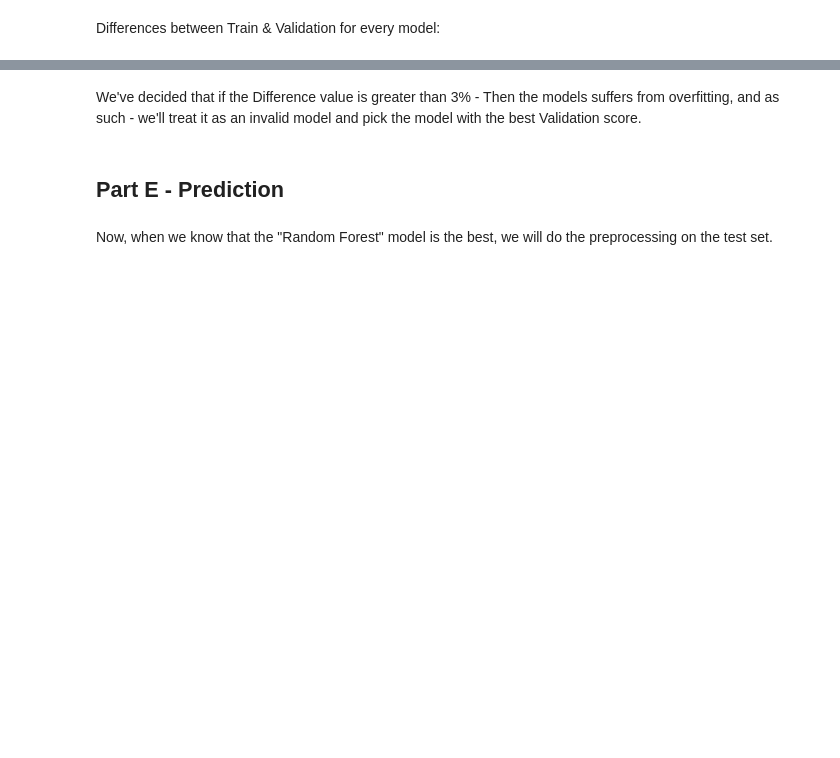
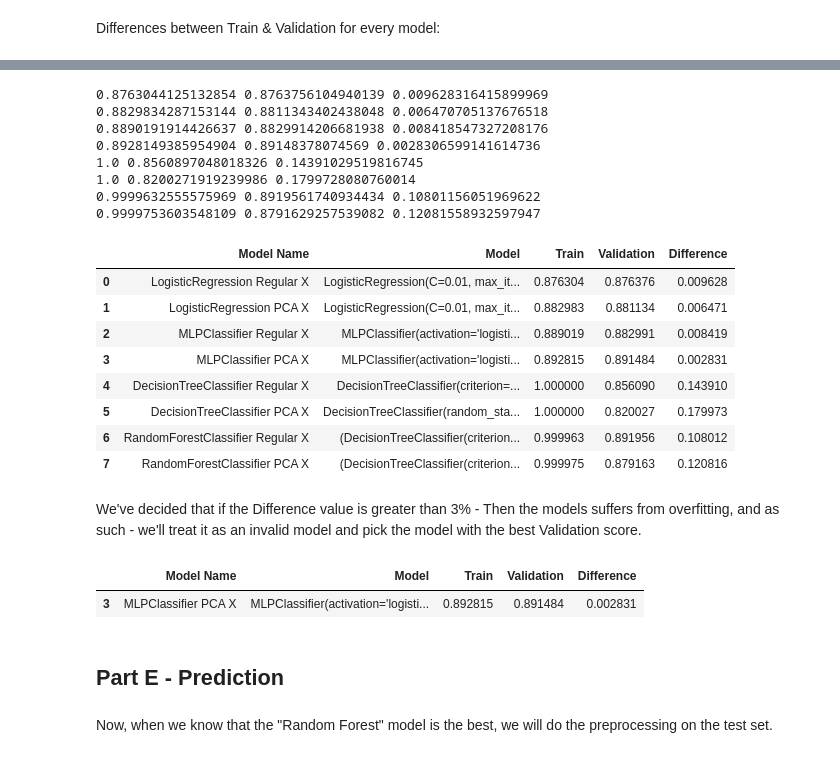
Before and after one commit to daniellepidt/ecommerce-machine-learning, a Jupyter notebook: final/Final_Project_ML_group7.ipynb, the cells around one changed output, grey strips where cells are left out. Cells and saved outputs as stored; diff of their text form; code cells hidden in the pictures; blank space fills up the shorter version.

Commit message:
new score for dif

```diff
--- a/final/Final_Project_ML_group7.ipynb
+++ b/final/Final_Project_ML_group7.ipynb
@@ -1254,11 +1331,83 @@ performance_df
+# %%
+def Score_By_K_fold(X, y, clf, k):
+
+    if_over_fitting = [[],[],[]]
+
+    kf = KFold(n_splits=k, random_state=0, shuffle=True)
+
+    # iterates over each fold
+    for train_index, validation_index in kf.split(X):
+
+        # Splits to train and validation
+        X_train, X_validation = X[train_index], X[validation_index]
+        y_train, y_validation = y[train_index], y[validation_index]
+
+        # fits with X_train and y_train.
+        clf.fit(X_train, y_train)
+
+        train_score = clf.score(X_train, y_train)
+        validate_score = clf.score(X_validation, y_validation)
+        dif_ratio = abs(train_score - validate_score) / train_score
+
+        if_over_fitting[0].append(train_score)
+        if_over_fitting[1].append(validate_score)
+        if_over_fitting[2].append(dif_ratio)
+
+    mean_train_score = sum(if_over_fitting[0])/k
+    mean_validate_score = sum(if_over_fitting[1])/k
+    mean_dif_ratio = sum(if_over_fitting[2])/k
+
+    return mean_train_score, mean_validate_score, mean_dif_ratio
+
+performance_cols = ['Model Name', 'Model', 'Train', 'Validation', 'Difference']
+
+performance_df = pd.DataFrame(columns=performance_cols)
+
+for i in range(len(models)):
+    for j in range(2):
+        clf = models[i][j]
+        clfname = f'{str(clf)[:str(clf).find("(")]} {types[j]}'
+        mean_train_score, mean_validate_score, mean_dif_ratio = Score_By_K_fold (Xs[j], ys[j], models[i][j], 5)
+        print (mean_train_score, mean_validate_score, mean_dif_ratio)
+        d = {
+          performance_cols[0]: clfname,
+          performance_cols[1]: clf,
+          performance_cols[2]: mean_train_score,
+          performance_cols[3]: mean_validate_score,
+          performance_cols[4]: mean_dif_ratio
+        }
+        performance_df = performance_df.append(d, ignore_index=True)
+
+performance_df
+# %% [output]
+0.8763044125132854 0.8763756104940139 0.009628316415899969
+0.8829834287153144 0.8811343402438048 0.006470705137676518
+0.8890191914426637 0.8829914206681938 0.008418547327208176
+0.8928149385954904 0.89148378074569 0.0028306599141614736
+1.0 0.8560897048018326 0.14391029519816745
+1.0 0.8200271919239986 0.1799728080760014
+0.9999632555575969 0.8919561740934434 0.10801156051969622
+0.9999753603548109 0.8791629257539082 0.12081558932597947
+|  | Model Name | Model | Train | Validation | Difference |
+| 0 | LogisticRegression Regular X | LogisticRegression(C=0.01, max_it... | 0.876304 | 0.876376 | 0.009628 |
+| 1 | LogisticRegression PCA X | LogisticRegression(C=0.01, max_it... | 0.882983 | 0.881134 | 0.006471 |
+| 2 | MLPClassifier Regular X | MLPClassifier(activation='logisti... | 0.889019 | 0.882991 | 0.008419 |
+| 3 | MLPClassifier PCA X | MLPClassifier(activation='logisti... | 0.892815 | 0.891484 | 0.002831 |
+| 4 | DecisionTreeClassifier Regular X | DecisionTreeClassifier(criterion=... | 1.000000 | 0.856090 | 0.143910 |
+| 5 | DecisionTreeClassifier PCA X | DecisionTreeClassifier(random_sta... | 1.000000 | 0.820027 | 0.179973 |
+| 6 | RandomForestClassifier Regular X | (DecisionTreeClassifier(criterion... | 0.999963 | 0.891956 | 0.108012 |
+| 7 | RandomForestClassifier PCA X | (DecisionTreeClassifier(criterion... | 0.999975 | 0.879163 | 0.120816 |
 # %% [markdown]
 We've decided that if the Difference value is greater than 3% - Then the models suffers from overfitting, and as such - we'll treat it as an invalid model and pick the model with the best Validation score.
 # %%
 no_overfitting_df = performance_df[performance_df['Difference'] < 0.03].sort_values(by='Validation', ascending=False)
 no_overfitting_df
-#best_model = no_overfitting_df[no_overfitting_df['Validation'] == no_overfitting_df['Validation'].max()]
-best_model = no_overfitting_df[no_overfitting_df['Validation'] == no_overfitting_df['Validation'].min()]
+best_model = no_overfitting_df[no_overfitting_df['Validation'] == no_overfitting_df['Validation'].max()]
+#best_model = no_overfitting_df[no_overfitting_df['Validation'] == no_overfitting_df['Validation'].min()]
 best_model
+# %% [output]
+|  | Model Name | Model | Train | Validation | Difference |
+| 3 | MLPClassifier PCA X | MLPClassifier(activation='logisti... | 0.892815 | 0.891484 | 0.002831 |
 # %% [markdown]
 ## Part E - Prediction
 # %% [markdown]
```
Also changed, not shown: parts of 26 cells of this notebook, 1 other file.
